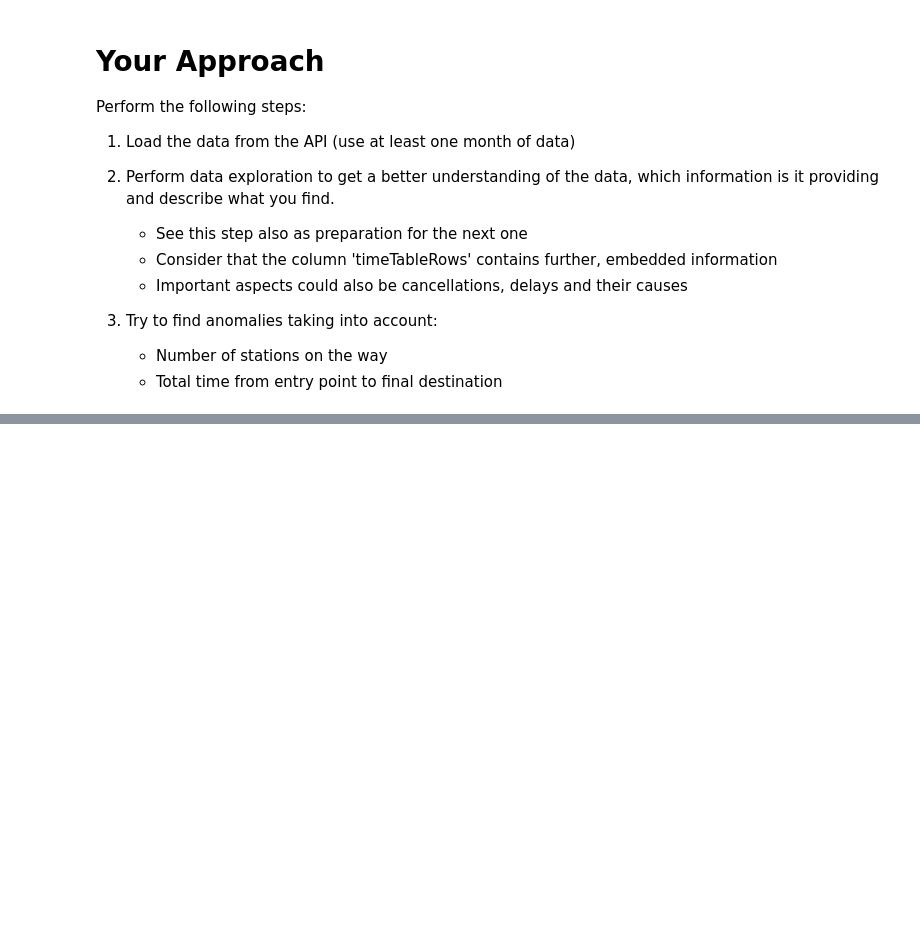
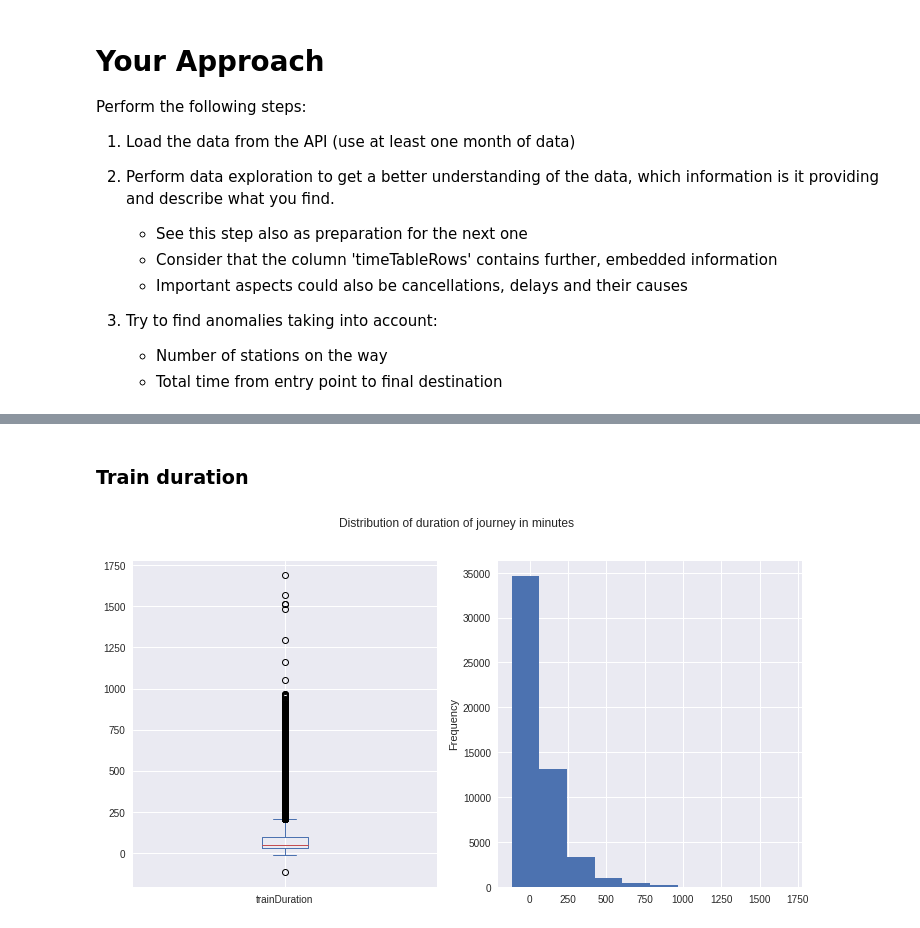
Before and after one commit to dfhssilva/railway_traffic, a Jupyter notebook: CodingTask.ipynb, the cells around one changed output, grey strips where cells are left out. Cells and saved outputs as stored; diff of their text form; code cells hidden in the pictures; blank space fills up the shorter version.

```diff
--- a/CodingTask.ipynb
+++ b/CodingTask.ipynb
@@ -93,0 +118,14 @@ Please write 2-3 sentences about your findings and how you would interpret them/
+# %% [markdown]
+### Train duration
+# %%
+# Data
+total_minutes = df['trainDuration'].dt.total_seconds().div(60)
+
+fig, (ax1, ax2) = plt.subplots(1,2, figsize=(12, 6))
+total_minutes.plot(kind='box', ax=ax1)
+total_minutes.plot(kind='hist', ax=ax2)
+
+plt.suptitle('Distribution of duration of journey in minutes')
+plt.show()
+# %% [output]
+[figure, added]
```
Also changed, not shown: parts of 50 cells of this notebook, 1 other file.
